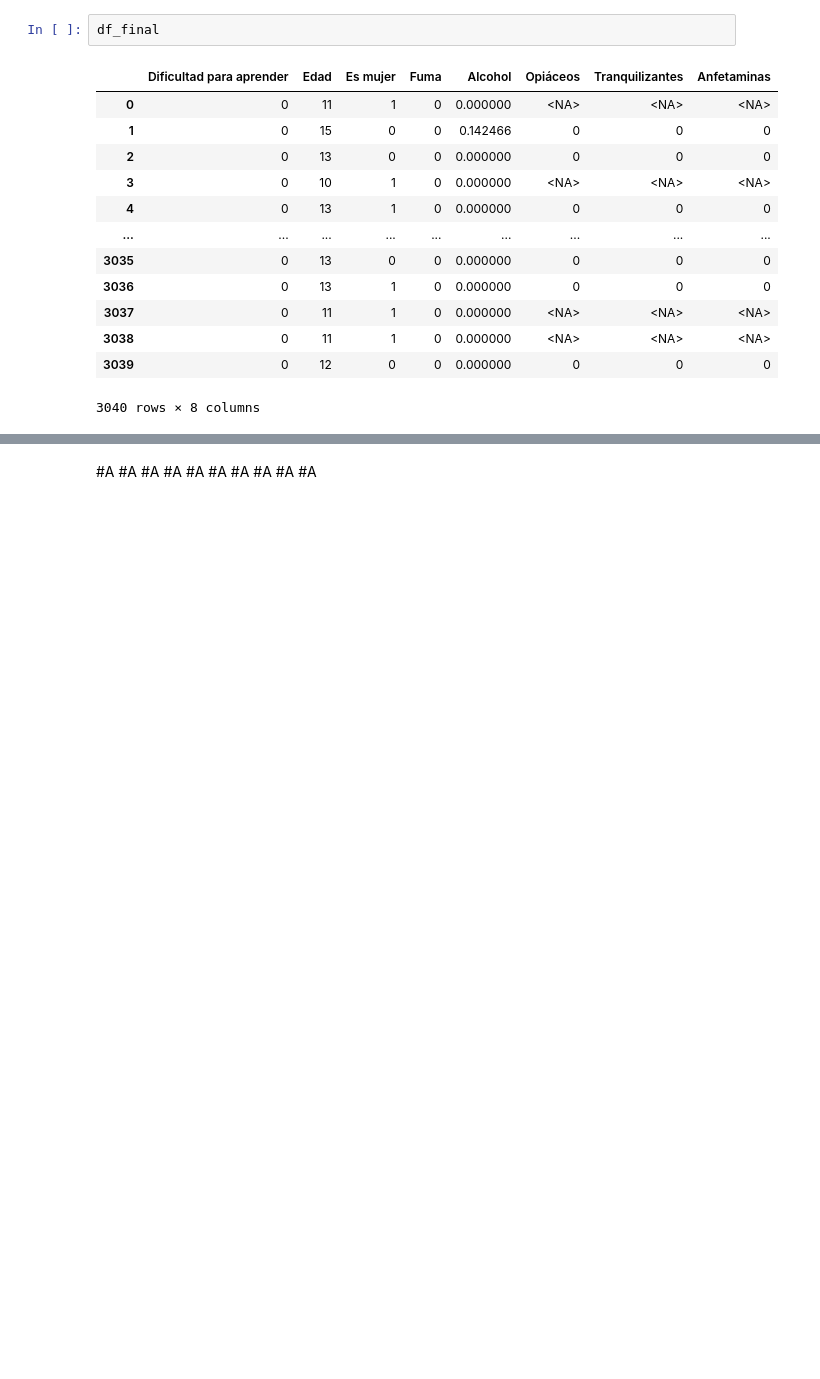
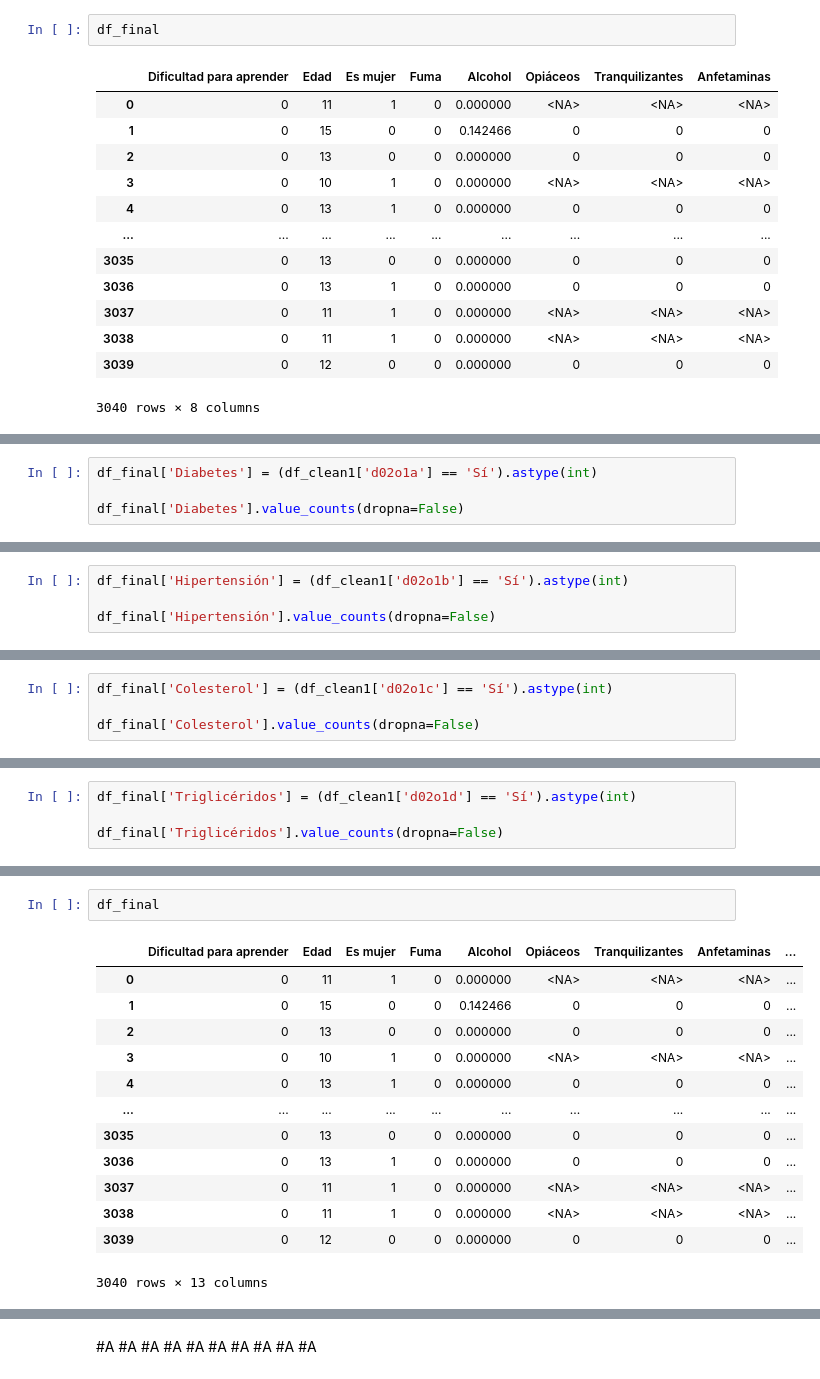
Before and after one commit to omar-tueme/ciencia-de-datos-avanzada-mek-enero-2026, a Jupyter notebook: 01_EDA.ipynb, the cells around one changed output, grey strips where cells are left out. Saved outputs shown, nothing was run; the diff lists cells and outputs as text; blank space fills up the shorter version.

```diff
--- a/01_EDA.ipynb
+++ b/01_EDA.ipynb
@@ -1198,0 +1697,4 @@ df_final
+# %%
+df_final['Diabetes'] = (df_clean1['d02o1a'] == 'Sí').astype(int)
+
+df_final['Diabetes'].value_counts(dropna=False)
@@ -1198,0 +1707,4 @@ df_final
+# %%
+df_final['Hipertensión'] = (df_clean1['d02o1b'] == 'Sí').astype(int)
+
+df_final['Hipertensión'].value_counts(dropna=False)
@@ -1198,0 +1717,4 @@ df_final
+# %%
+df_final['Colesterol'] = (df_clean1['d02o1c'] == 'Sí').astype(int)
+
+df_final['Colesterol'].value_counts(dropna=False)
@@ -1198,0 +1727,4 @@ df_final
+# %%
+df_final['Triglicéridos'] = (df_clean1['d02o1d'] == 'Sí').astype(int)
+
+df_final['Triglicéridos'].value_counts(dropna=False)
@@ -1198,0 +1737,16 @@ df_final
+# %%
+df_final
+# %% [output]
+|  | Dificultad para aprender | Edad | Es mujer | Fuma | Alcohol | Opiáceos | Tranquilizantes | Anfetaminas | ... |
+| 0 | 0 | 11 | 1 | 0 | 0.000000 | <NA> | <NA> | <NA> | ... |
+| 1 | 0 | 15 | 0 | 0 | 0.142466 | 0 | 0 | 0 | ... |
+| 2 | 0 | 13 | 0 | 0 | 0.000000 | 0 | 0 | 0 | ... |
+| 3 | 0 | 10 | 1 | 0 | 0.000000 | <NA> | <NA> | <NA> | ... |
+| 4 | 0 | 13 | 1 | 0 | 0.000000 | 0 | 0 | 0 | ... |
+| ... | ... | ... | ... | ... | ... | ... | ... | ... | ... |
+| 3035 | 0 | 13 | 0 | 0 | 0.000000 | 0 | 0 | 0 | ... |
+| 3036 | 0 | 13 | 1 | 0 | 0.000000 | 0 | 0 | 0 | ... |
+| 3037 | 0 | 11 | 1 | 0 | 0.000000 | <NA> | <NA> | <NA> | ... |
+| 3038 | 0 | 11 | 1 | 0 | 0.000000 | <NA> | <NA> | <NA> | ... |
+| 3039 | 0 | 12 | 0 | 0 | 0.000000 | 0 | 0 | 0 | ... |
+3040 rows × 13 columns
```
Also changed, not shown: parts of 57 cells of this notebook.
